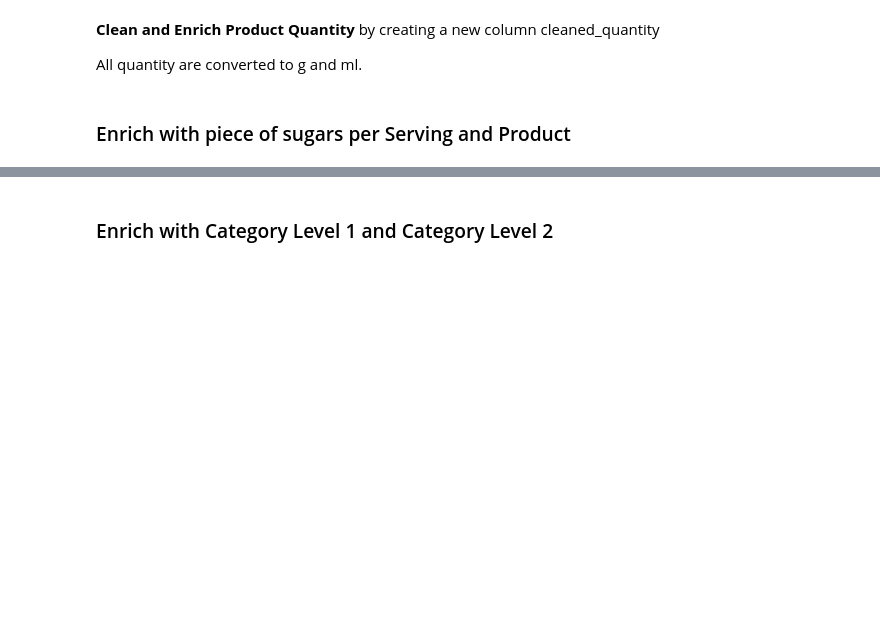
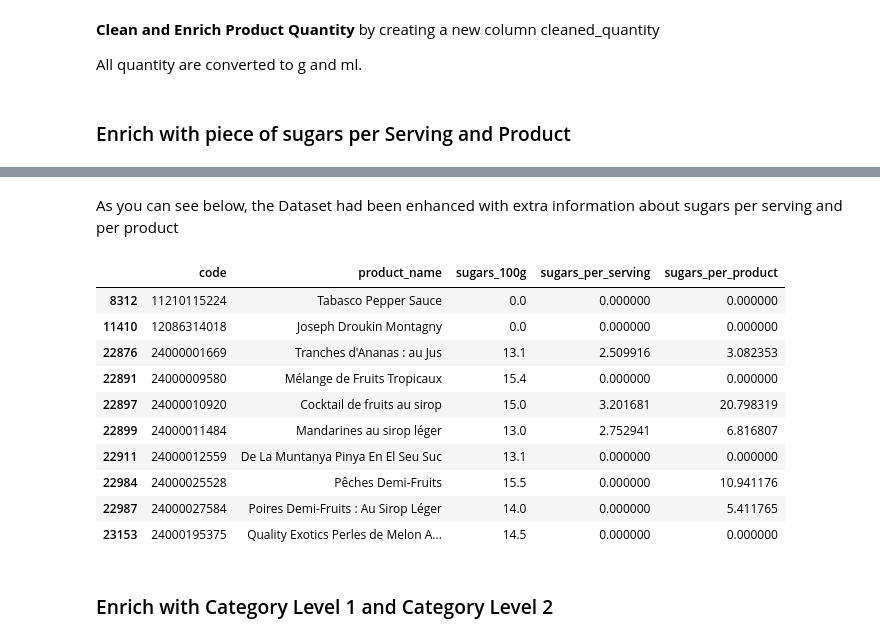
Before and after one commit to esamosenok/ADA_Project_2018, a Jupyter notebook: openfoodfacts_milestone2.ipynb, the cells around one changed output, grey strips where cells are left out. Drawn from its saved outputs; the diff is of its cells as text; code cells hidden in the pictures; blank space fills up the shorter version.

```diff
--- a/openfoodfacts_milestone2.ipynb
+++ b/openfoodfacts_milestone2.ipynb
@@ -1403,6 +1403,23 @@ Picture provided by <a href="//commons.wikimedia.org/wiki/User:Gilles_Mairet" ti
 # %%
 enrich_with_sugars_per_serving(df_food_clean_ch)
 enrich_with_sugars_per_product(df_food_clean_ch)
+# %% [markdown]
+As you can see below, the Dataset had been enhanced with extra information about sugars per serving and per product
+# %%
+columns = ['code', 'product_name', 'sugars_100g', 'sugars_per_serving', 'sugars_per_product']
+df_food_clean_ch[columns].head(10)
+# %% [output]
+|  | code | product_name | sugars_100g | sugars_per_serving | sugars_per_product |
+| 8312 | 11210115224 | Tabasco Pepper Sauce | 0.0 | 0.000000 | 0.000000 |
+| 11410 | 12086314018 | Joseph Droukin Montagny | 0.0 | 0.000000 | 0.000000 |
+| 22876 | 24000001669 | Tranches d'Ananas : au Jus | 13.1 | 2.509916 | 3.082353 |
+| 22891 | 24000009580 | Mélange de Fruits Tropicaux | 15.4 | 0.000000 | 0.000000 |
+| 22897 | 24000010920 | Cocktail de fruits au sirop | 15.0 | 3.201681 | 20.798319 |
+| 22899 | 24000011484 | Mandarines au sirop léger | 13.0 | 2.752941 | 6.816807 |
+| 22911 | 24000012559 | De La Muntanya Pinya En El Seu Suc | 13.1 | 0.000000 | 0.000000 |
+| 22984 | 24000025528 | Pêches Demi-Fruits | 15.5 | 0.000000 | 10.941176 |
+| 22987 | 24000027584 | Poires Demi-Fruits : Au Sirop Léger | 14.0 | 0.000000 | 5.411765 |
+| 23153 | 24000195375 | Quality Exotics Perles de Melon A... | 14.5 | 0.000000 | 0.000000 |
 # %% [markdown]
 ### Enrich with Category Level 1 and Category Level 2
 # %% [markdown]
```
Also changed, not shown: parts of 18 cells of this notebook.
